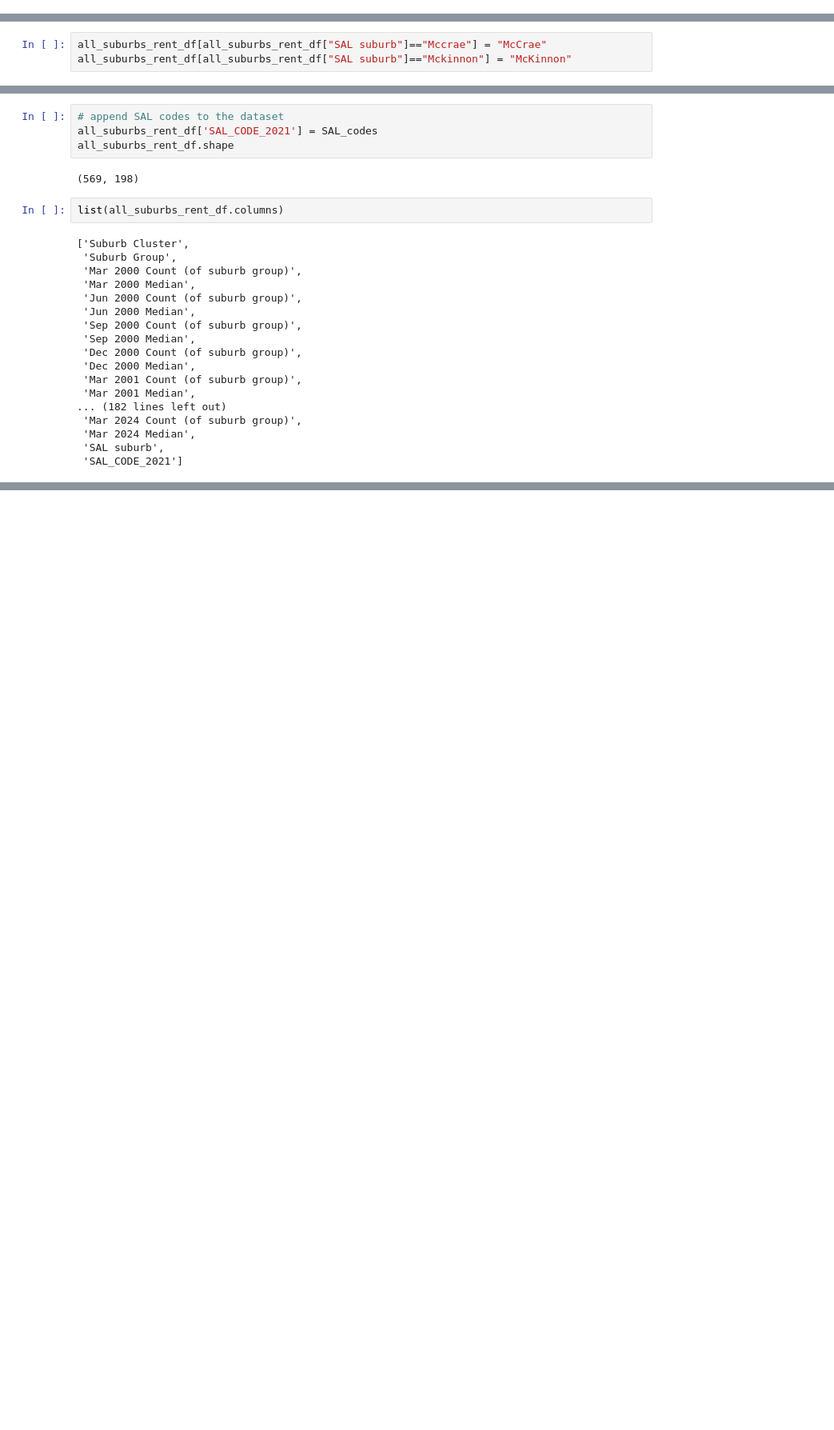
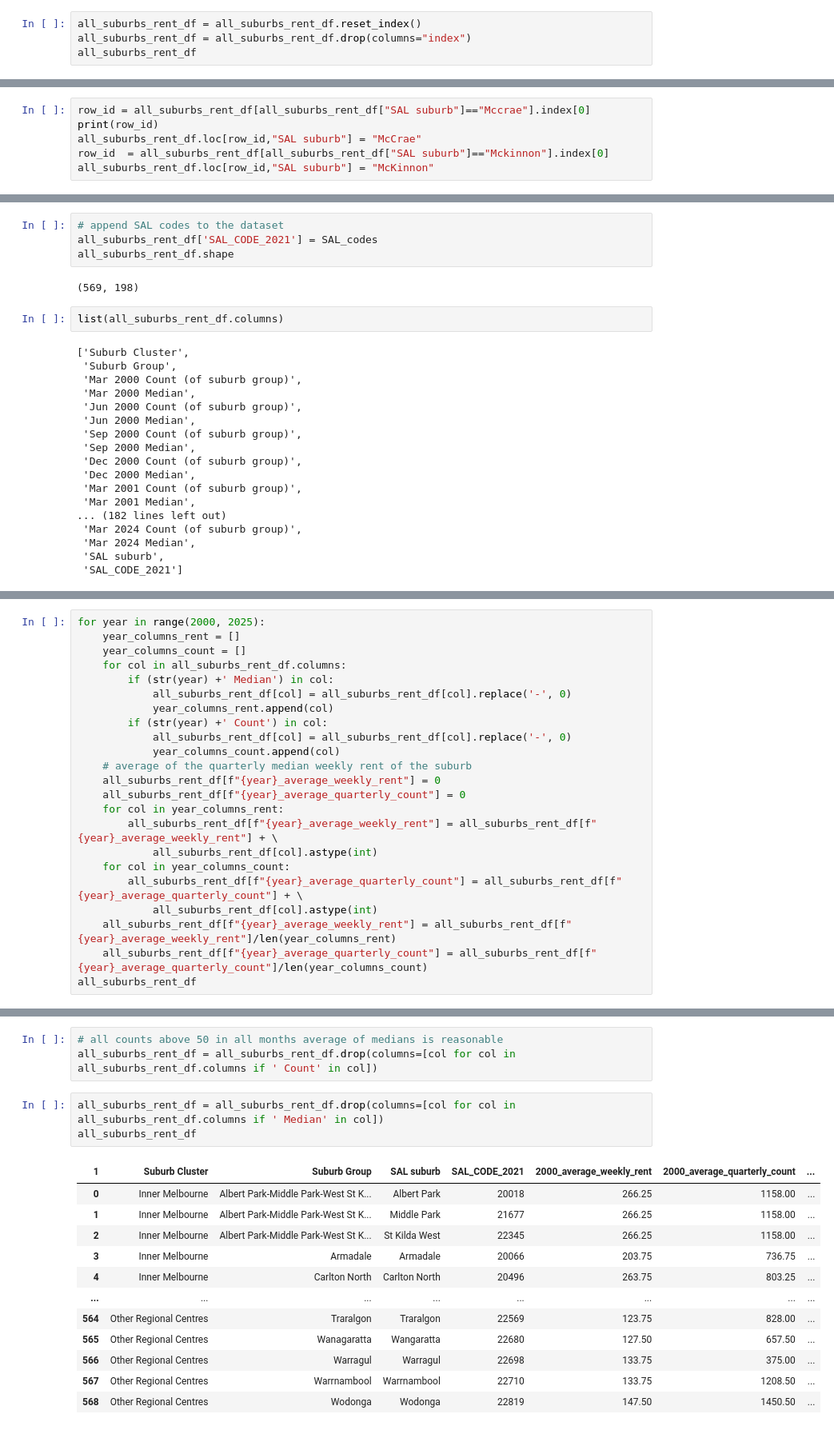
Before and after one commit to MAST30034-AppliedDataScience/project-2-group-real-estate-industry-project-8, a Jupyter notebook: notebooks/Historical_Rent_preprocessing/historical_rent_preprocessing.ipynb, the cells around one changed output, grey strips where cells are left out. Shown: that part at 80% size. Saved outputs shown, nothing was run; the diff lists cells and outputs as text; blank space fills up the shorter version.

```diff
--- a/notebooks/Historical_Rent_preprocessing/historical_rent_preprocessing.ipynb
+++ b/notebooks/Historical_Rent_preprocessing/historical_rent_preprocessing.ipynb
@@ -234,0 +234,4 @@ all_suburbs_rent_df
+# %%
+all_suburbs_rent_df = all_suburbs_rent_df.reset_index()
+all_suburbs_rent_df = all_suburbs_rent_df.drop(columns="index")
+all_suburbs_rent_df
@@ -289,5 +316,8 @@ Exception Handling
 - 'Newtown': different name in converter -handle Newtown Greater Geelong
 - 'Ballarat': different name in converter -handle as Ballarat Central
 # %%
-all_suburbs_rent_df[all_suburbs_rent_df["SAL suburb"]=="Mccrae"] = "McCrae"
-all_suburbs_rent_df[all_suburbs_rent_df["SAL suburb"]=="Mckinnon"] = "McKinnon"
+row_id = all_suburbs_rent_df[all_suburbs_rent_df["SAL suburb"]=="Mccrae"].index[0]
+print(row_id)
+all_suburbs_rent_df.loc[row_id,"SAL suburb"] = "McCrae"
+row_id  = all_suburbs_rent_df[all_suburbs_rent_df["SAL suburb"]=="Mckinnon"].index[0]
+all_suburbs_rent_df.loc[row_id,"SAL suburb"] = "McKinnon"
@@ -569,0 +409,23 @@ all_suburbs_rent_df.head(3)
+# %%
+for year in range(2000, 2025):
+    year_columns_rent = []
+    year_columns_count = []
+    for col in all_suburbs_rent_df.columns:
+        if (str(year) +' Median') in col:
+            all_suburbs_rent_df[col] = all_suburbs_rent_df[col].replace('-', 0)
+            year_columns_rent.append(col)
+        if (str(year) +' Count') in col:
+            all_suburbs_rent_df[col] = all_suburbs_rent_df[col].replace('-', 0)
+            year_columns_count.append(col)
+    # average of the quarterly median weekly rent of the suburb
+    all_suburbs_rent_df[f"{year}_average_weekly_rent"] = 0
+    all_suburbs_rent_df[f"{year}_average_quarterly_count"] = 0
+    for col in year_columns_rent:
+        all_suburbs_rent_df[f"{year}_average_weekly_rent"] = all_suburbs_rent_df[f"{year}_average_weekly_rent"] + \
+            all_suburbs_rent_df[col].astype(int)
+    for col in year_columns_count:
+        all_suburbs_rent_df[f"{year}_average_quarterly_count"] = all_suburbs_rent_df[f"{year}_average_quarterly_count"] + \
+            all_suburbs_rent_df[col].astype(int)
+    all_suburbs_rent_df[f"{year}_average_weekly_rent"] = all_suburbs_rent_df[f"{year}_average_weekly_rent"]/len(year_columns_rent)
+    all_suburbs_rent_df[f"{year}_average_quarterly_count"] = all_suburbs_rent_df[f"{year}_average_quarterly_count"]/len(year_columns_count)
+all_suburbs_rent_df
@@ -569,0 +446,19 @@ all_suburbs_rent_df.head(3)
+# %%
+# all counts above 50 in all months average of medians is reasonable
+all_suburbs_rent_df = all_suburbs_rent_df.drop(columns=[col for col in all_suburbs_rent_df.columns if ' Count' in col])
+# %%
+all_suburbs_rent_df = all_suburbs_rent_df.drop(columns=[col for col in all_suburbs_rent_df.columns if ' Median' in col])
+all_suburbs_rent_df
+# %% [output]
+| 1 | Suburb Cluster | Suburb Group | SAL suburb | SAL_CODE_2021 | 2000_average_weekly_rent | 2000_average_quarterly_count | ... |
+| 0 | Inner Melbourne | Albert Park-Middle Park-West St K... | Albert Park | 20018 | 266.25 | 1158.00 | ... |
+| 1 | Inner Melbourne | Albert Park-Middle Park-West St K... | Middle Park | 21677 | 266.25 | 1158.00 | ... |
+| 2 | Inner Melbourne | Albert Park-Middle Park-West St K... | St Kilda West | 22345 | 266.25 | 1158.00 | ... |
+| 3 | Inner Melbourne | Armadale | Armadale | 20066 | 203.75 | 736.75 | ... |
+| 4 | Inner Melbourne | Carlton North | Carlton North | 20496 | 263.75 | 803.25 | ... |
+| ... | ... | ... | ... | ... | ... | ... | ... |
+| 564 | Other Regional Centres | Traralgon | Traralgon | 22569 | 123.75 | 828.00 | ... |
+| 565 | Other Regional Centres | Wanagaratta | Wangaratta | 22680 | 127.50 | 657.50 | ... |
+| 566 | Other Regional Centres | Warragul | Warragul | 22698 | 133.75 | 375.00 | ... |
+| 567 | Other Regional Centres | Warrnambool | Warrnambool | 22710 | 133.75 | 1208.50 | ... |
+| 568 | Other Regional Centres | Wodonga | Wodonga | 22819 | 147.50 | 1450.50 | ... |
```
Also changed, not shown: parts of 14 cells of this notebook, 7 other files.
